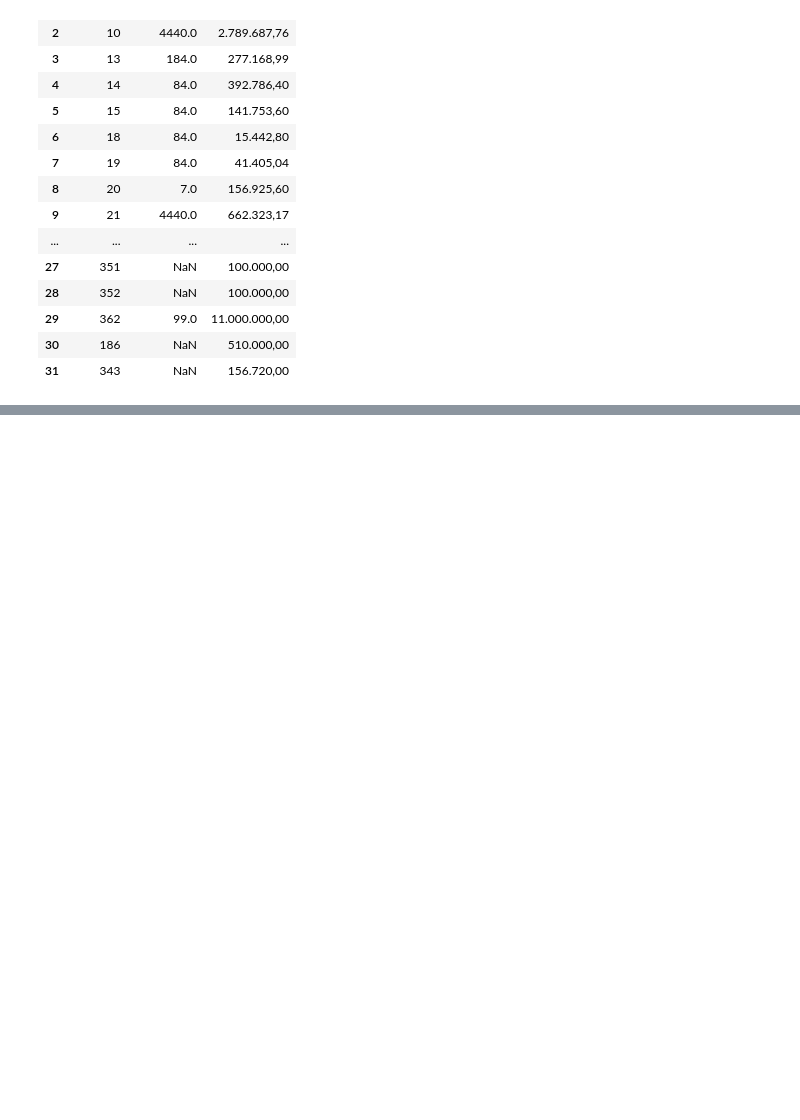
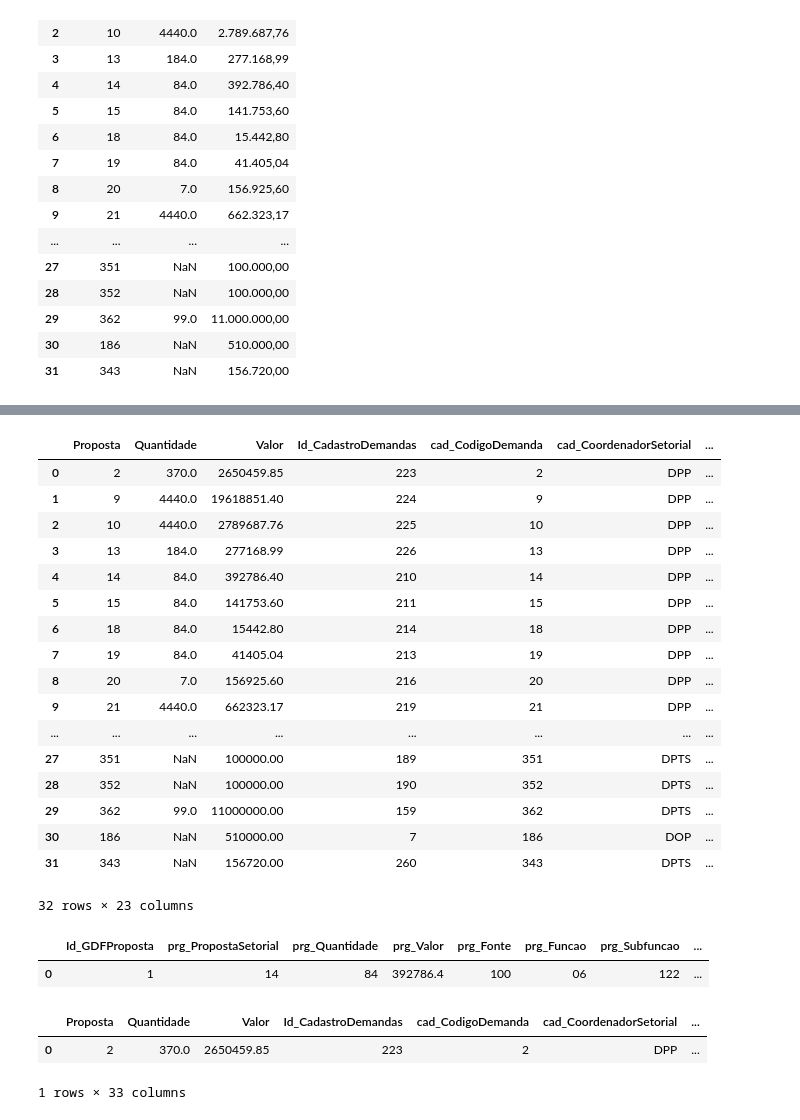
Before and after one commit to vroader/SIORF, a Jupyter notebook: Tabelas csv/20210326_CriaçãoInserçãoTabelaPIOGDF.ipynb, the cells around one changed output, grey strips where cells are left out. Cells and saved outputs as stored; diff of their text form; code cells hidden in the pictures; blank space fills up the shorter version.

```diff
--- a/Tabelas csv/20210326_CriaçãoInserçãoTabelaPIOGDF.ipynb
+++ b/Tabelas csv/20210326_CriaçãoInserçãoTabelaPIOGDF.ipynb
@@ -27,0 +85,35 @@ dfPIO
+# %%
+dfPIO2 = dfPIO1.merge(propostaSetorial, left_on='Id_CadastroDemandas', right_on='pps_CadastroDemanda', how = 'left')
+# %%
+dfPIO2.head(32)
+# %% [output]
+|  | Proposta | Quantidade | Valor | Id_CadastroDemandas | cad_CodigoDemanda | cad_CoordenadorSetorial | ... |
+| 0 | 2 | 370.0 | 2650459.85 | 223 | 2 | DPP | ... |
+| 1 | 9 | 4440.0 | 19618851.40 | 224 | 9 | DPP | ... |
+| 2 | 10 | 4440.0 | 2789687.76 | 225 | 10 | DPP | ... |
+| 3 | 13 | 184.0 | 277168.99 | 226 | 13 | DPP | ... |
+| 4 | 14 | 84.0 | 392786.40 | 210 | 14 | DPP | ... |
+| 5 | 15 | 84.0 | 141753.60 | 211 | 15 | DPP | ... |
+| 6 | 18 | 84.0 | 15442.80 | 214 | 18 | DPP | ... |
+| 7 | 19 | 84.0 | 41405.04 | 213 | 19 | DPP | ... |
+| 8 | 20 | 7.0 | 156925.60 | 216 | 20 | DPP | ... |
+| 9 | 21 | 4440.0 | 662323.17 | 219 | 21 | DPP | ... |
+| ... | ... | ... | ... | ... | ... | ... | ... |
+| 27 | 351 | NaN | 100000.00 | 189 | 351 | DPTS | ... |
+| 28 | 352 | NaN | 100000.00 | 190 | 352 | DPTS | ... |
+| 29 | 362 | 99.0 | 11000000.00 | 159 | 362 | DPTS | ... |
+| 30 | 186 | NaN | 510000.00 | 7 | 186 | DOP | ... |
+| 31 | 343 | NaN | 156720.00 | 260 | 343 | DPTS | ... |
+32 rows × 23 columns
+# %%
+propostaGDF.head(1)
+# %% [output]
+|  | Id_GDFProposta | prg_PropostaSetorial | prg_Quantidade | prg_Valor | prg_Fonte | prg_Funcao | prg_Subfuncao | ... |
+| 0 | 1 | 14 | 84 | 392786.4 | 100 | 06 | 122 | ... |
+# %%
+dfPIO3 = dfPIO2.merge(propostaGDF, left_on = 'Id_PropostaSetorial', right_on='prg_PropostaSetorial', how = 'left')
+dfPIO3.head(1)
+# %% [output]
+|  | Proposta | Quantidade | Valor | Id_CadastroDemandas | cad_CodigoDemanda | cad_CoordenadorSetorial | ... |
+| 0 | 2 | 370.0 | 2650459.85 | 223 | 2 | DPP | ... |
+1 rows × 33 columns
```
Also changed, not shown: parts of 7 cells of this notebook, 26 other files.
